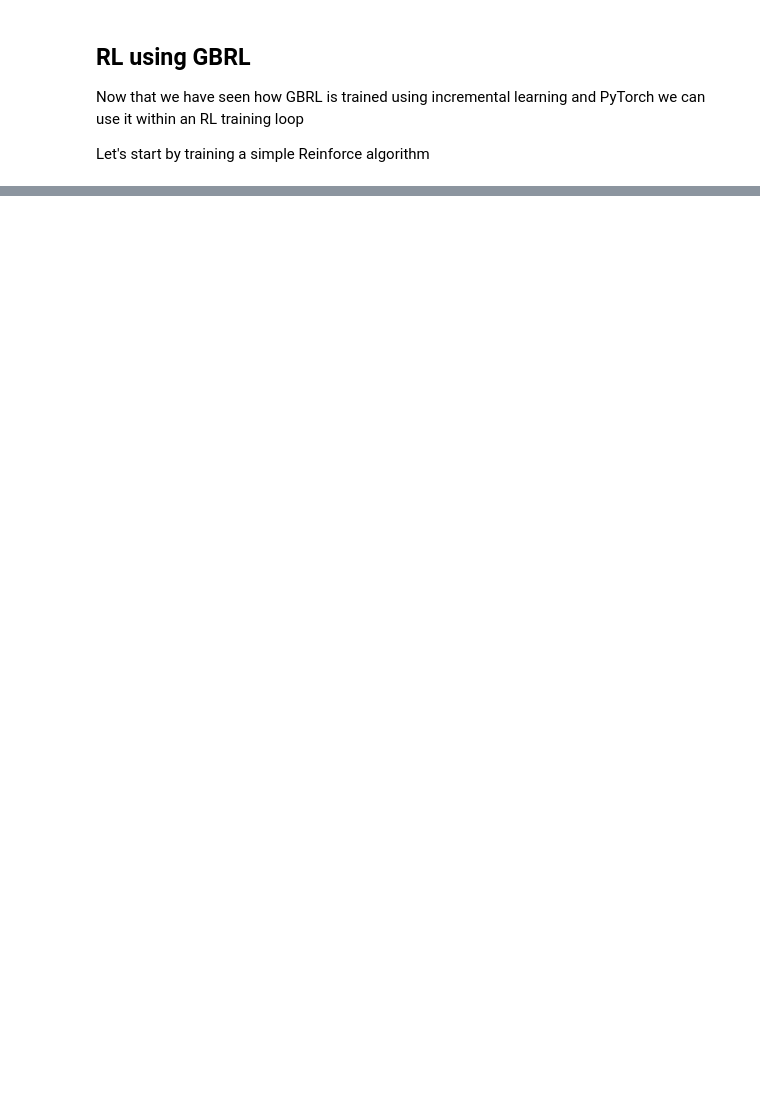
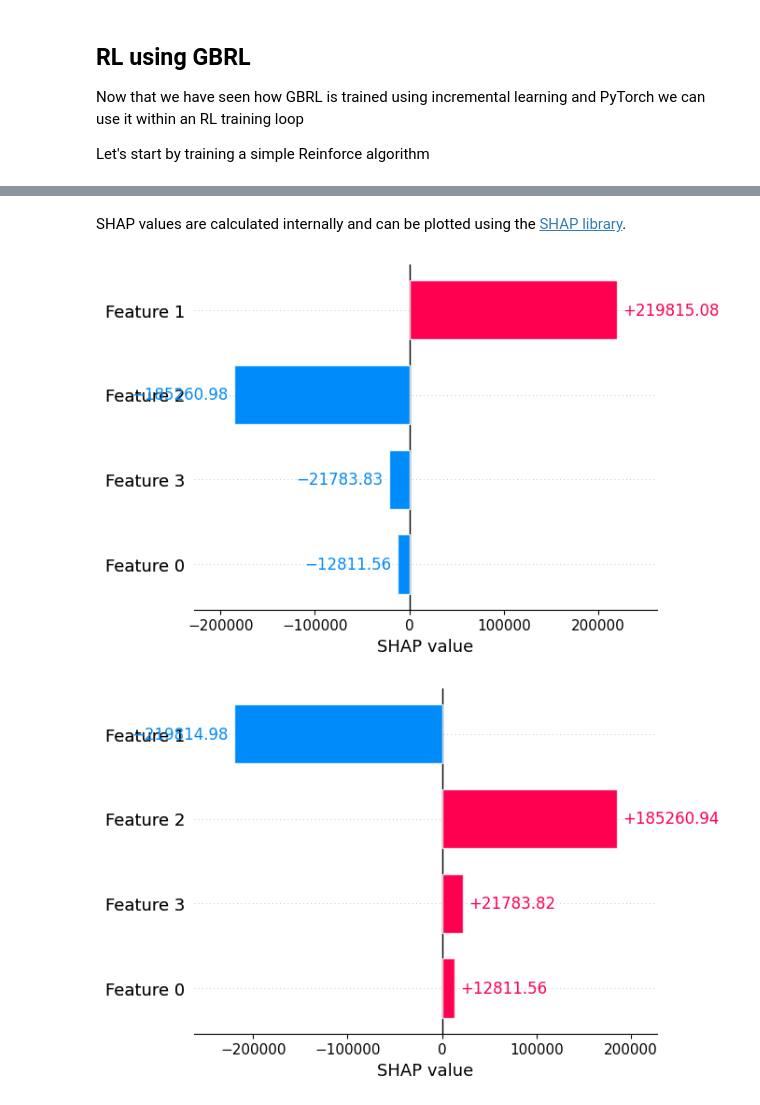
Before and after one commit to NVlabs/gbrl, a Jupyter notebook: tutorial.ipynb, the cells around one changed output, grey strips where cells are left out. Drawn from its saved outputs; the diff is of its cells as text; code cells hidden in the pictures; blank space fills up the shorter version.

Commit message:
added shap values

```diff
--- a/tutorial.ipynb
+++ b/tutorial.ipynb
@@ -357,0 +363,25 @@ Episode 900 - boosting iteration: 45 episodic return: 91.5199966430664
+# %%
+# per tree shap values
+tree_shap = agent.tree_shap(0, obs)
+# for the entire ensemble
+shap_values = agent.shap(obs)
+# %% [markdown]
+SHAP values are calculated internally and can be plotted using the [SHAP library](https://github.com/shap/shap).
+# %%
+import shap
+import matplotlib.pyplot as plt
+plt.close('all')
+explainable_values_action_1 = shap.Explanation(shap_values.squeeze()[: , 0])
+explainable_values_action_2 = shap.Explanation(shap_values.squeeze()[: , 1])
+
+fig, ax = plt.subplots()
+shap.plots.bar(explainable_values_action_1, ax=ax)
+ax.set_title("SHAP values Action 1")
+fig, ax = plt.subplots()
+shap.plots.bar(explainable_values_action_2, ax=ax)
+ax.set_title("SHAP values Action 2")
+
+plt.show()
+# %% [output]
+[figure, added]
+[figure, added]
```
Also changed, not shown: parts of 7 cells of this notebook, 13 other files.
